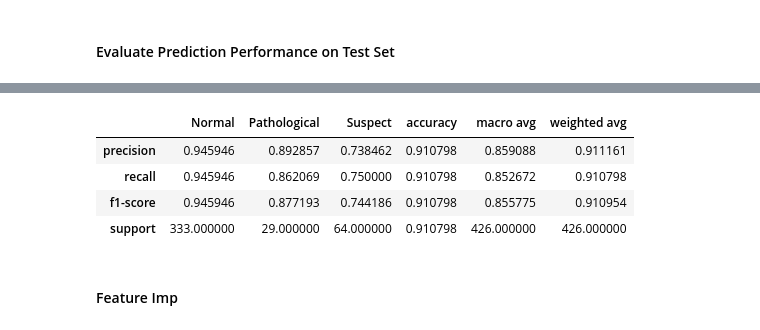
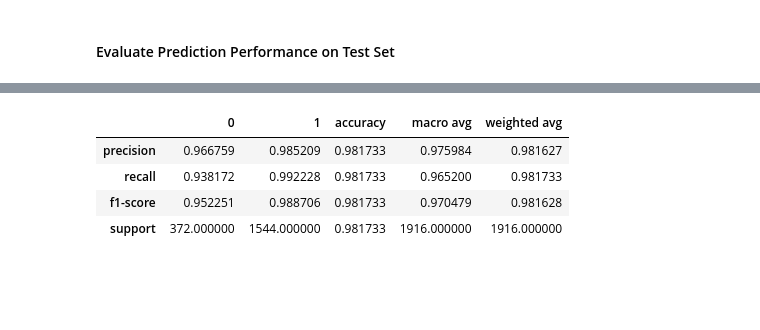
Before and after one commit to namireh/FinalProj, a Jupyter notebook: ADA.ipynb, the cells around one changed output, grey strips where cells are left out. Saved outputs shown, nothing was run; the diff lists cells and outputs as text; code cells hidden in the pictures; blank space fills up the shorter version.

```diff
--- a/ADA.ipynb
+++ b/ADA.ipynb
@@ -35,7 +35,7 @@ warnings.filterwarnings('ignore')
 # %% [markdown]
 ### Load Dataset
 # %%
-# Import Data
-df = pd.read_csv('fetal_health.csv')
+# Load dataset as dataframe
+df = pd.read_csv('loan_data.csv')
 df.head()
 # %% [output]
@@ -49,6 +48,7 @@ df.head()
 # %%
 # Select input and output features
-X = df.drop(columns = ['fetal_health'])
-y = df['fetal_health'].map({1: 'Normal', 2: 'Suspect', 3: 'Pathological'})
+X = df.drop(columns = ['credit.policy'])
+y = df['credit.policy'].astype(str)
 
-#Found .map on the web
+X_encoded = pd.get_dummies(X)
+X_encoded.head()
@@ -102,13 +118,11 @@ plt.savefig("cmada.svg")
 # %%
 report = classification_report(test_y, y_pred, output_dict = True)
 report_df = pd.DataFrame(report)
-report_df.to_csv('ada.csv', index = True)
+report_df.to_csv('ADA_CR.csv', index = True)
 report_df.head()
 # %% [output]
-|  | Normal | Pathological | Suspect | accuracy | macro avg | weighted avg |
-| precision | 0.945946 | 0.892857 | 0.738462 | 0.910798 | 0.859088 | 0.911161 |
-| recall | 0.945946 | 0.862069 | 0.750000 | 0.910798 | 0.852672 | 0.910798 |
-| f1-score | 0.945946 | 0.877193 | 0.744186 | 0.910798 | 0.855775 | 0.910954 |
-| support | 333.000000 | 29.000000 | 64.000000 | 0.910798 | 426.000000 | 426.000000 |
+|  | 0 | 1 | accuracy | macro avg | weighted avg |
+| precision | 0.966759 | 0.985209 | 0.981733 | 0.975984 | 0.981627 |
+| recall | 0.938172 | 0.992228 | 0.981733 | 0.965200 | 0.981733 |
+| f1-score | 0.952251 | 0.988706 | 0.981733 | 0.970479 | 0.981628 |
+| support | 372.000000 | 1544.000000 | 0.981733 | 1916.000000 | 1916.000000 |
-# %% [markdown]
-#### Feature Imp
```
Also changed, not shown: parts of 11 cells of this notebook, 33 other files.
